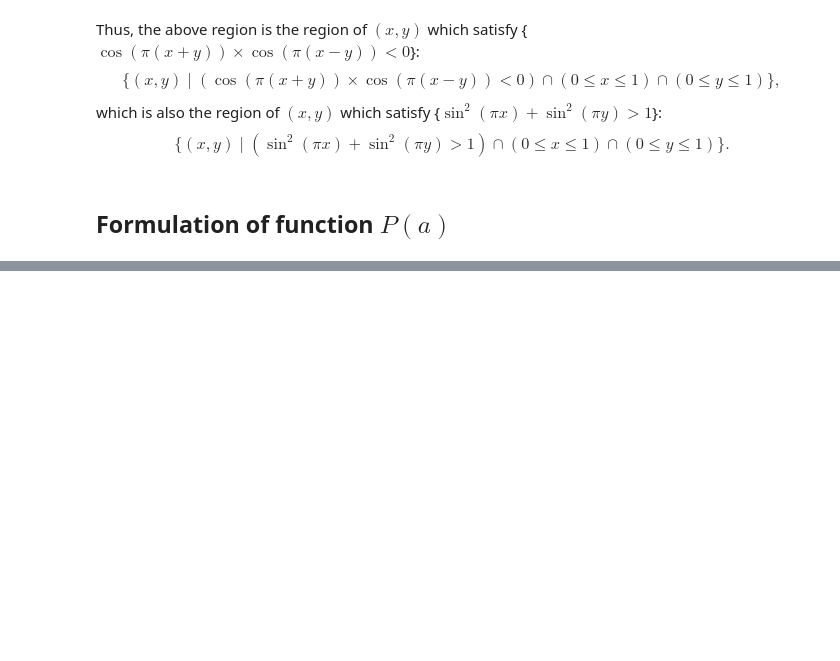
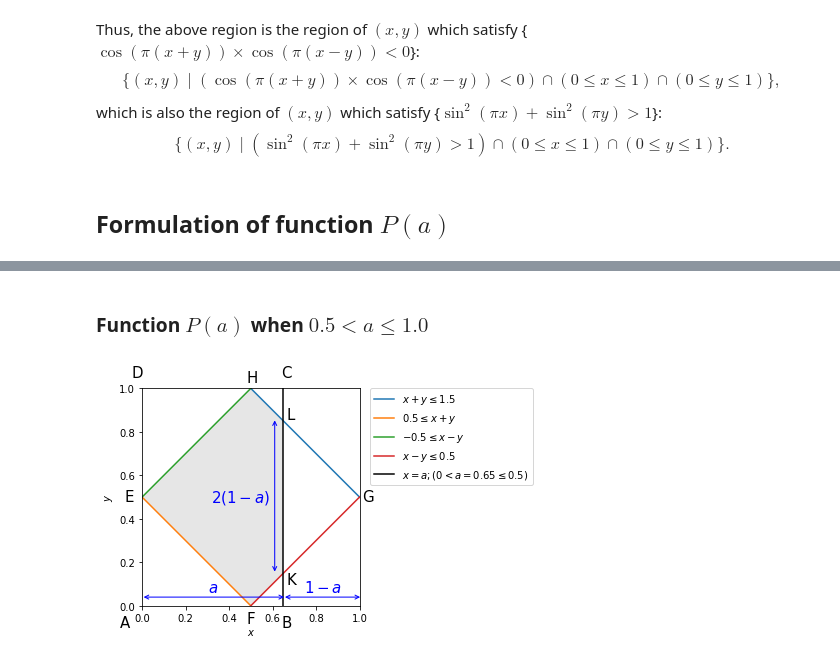
Before and after one commit to ivansetiawantky/welovemath, a Jupyter notebook: smak1/20200208_prob_sin2x/20200208_prob_sin2x.ipynb, the cells around one changed output, grey strips where cells are left out. Drawn from its saved outputs; the diff is of its cells as text; code cells hidden in the pictures; blank space fills up the shorter version.

```diff
--- a/smak1/20200208_prob_sin2x/20200208_prob_sin2x.ipynb
+++ b/smak1/20200208_prob_sin2x/20200208_prob_sin2x.ipynb
@@ -520,0 +591,71 @@ c = \sqrt{a^2 + b^2} \\
+# %% [markdown]
+### Function $P(a)$ when $0.5 \lt a \le 1.0$
+# %%
+%matplotlib inline
+import numpy as np
+import matplotlib.pyplot as plt
+
+def annotate_dim(ax,xyfrom,xyto,text=None,fontsize=15, color='black', xoffset=0.0, yoffset=0.0):
+
+    if text is None:
+        text = str(np.sqrt( (xyfrom[0]-xyto[0])**2 + (xyfrom[1]-xyto[1])**2 ))
+
+    arrowlen = np.sqrt( (xyfrom[0]-xyto[0])**2 + (xyfrom[1]-xyto[1])**2 )
+    xyfrom2 = xyfrom.copy()
+    xyfrom2[0] = xyfrom[0] + 0.002*(xyfrom[0]-xyto[0])/arrowlen
+    xyfrom2[1] = xyfrom[1] + 0.002*(xyfrom[1]-xyto[1])/arrowlen
+    xyto2 = xyto.copy()
+    xyto2[0] = xyto[0] + 0.012*(xyto[0]-xyfrom[0])/arrowlen
+    xyto2[1] = xyto[1] + 0.012*(xyto[1]-xyfrom[1])/arrowlen
+    ax.annotate("",xyfrom2,xyto2,arrowprops=dict(color=color, arrowstyle='<->'))
+
+    # ax.annotate("",xyfrom,xyto,arrowprops=dict(color=color, arrowstyle='<->'))
+    ax.text((xyto[0]+xyfrom[0])/2+xoffset,(xyto[1]+xyfrom[1])/2+yoffset,text,fontsize=fontsize,color=color)
+
+# plot the feasible region
+d = np.linspace(-2,2,1000)
+x,y = np.meshgrid(d,d)
+plt.imshow( ( (y>=0) & (y<=1) & (x>=0) & (x<=1) & (y<=1.5-x) & (y>= 0.5-x) &
+                 (y>=0) & (y<=1) & (x>=0) & (x<=1) & (y<=x+0.5) & (y>= x-0.5) & (x<=0.65)  ) .astype(int) ,
+                extent=(x.min(),x.max(),y.min(),y.max()),origin="lower", cmap="Greys", alpha = 0.1);
+
+# plot the lines defining the constraints
+x = np.linspace(-2, 2, 2000)
+y1 = 1.5 - x
+y2 = 0.5 - x
+y3 = x + 0.5
+y4 = x - 0.5
+
+aa=0.65
+# Make plot
+plt.plot(x, y1, label=r'$x+y \leq 1.5$')
+plt.plot(x, y2, label=r'$0.5 \leq x+y$')
+plt.plot(x, y3, label=r'$-0.5 \leq x-y $')
+plt.plot(x, y4, label=r'$x-y \leq 0.5$')
+plt.axvline(x=aa, label=r'$x=a;  (0 < a=0.65 \leq 0.5)$', color='black')
+
+plt.axis("scaled")
+# plt.grid(True)
+plt.xlim(0,1)
+plt.ylim(0,1)
+plt.legend(bbox_to_anchor=(1.05, 1), loc=2, borderaxespad=0.)
+plt.xlabel(r'$x$')
+plt.ylabel(r'$y$')
+
+plt.text(-0.1,-0.1, 'A', fontsize=15)
+plt.text(aa-0.01,-0.1, 'B', fontsize=15)
+plt.text(aa-0.01,1.05, 'C', fontsize=15)
+plt.text(-0.05,1.05, 'D', fontsize=15)
+
+plt.text(-0.08,0.48, 'E', fontsize=15)
+plt.text(0.48,-0.08, 'F', fontsize=15)
+plt.text(1.01,0.48, 'G', fontsize=15)
+plt.text(0.48,1.03, 'H', fontsize=15)
+plt.text(aa+0.015,aa-0.5-0.05, 'K', fontsize=15)
+plt.text(aa+0.015,1.5-aa+0.01, 'L', fontsize=15)
+annotate_dim(plt.gca(),[0,0.04],[aa,0.04],'$a$', fontsize=15, color='blue', xoffset=-0.02, yoffset=0.02)
+annotate_dim(plt.gca(),[aa,0.04],[1,0.04],'$1-a$', fontsize=15, color='blue', xoffset=-0.08, yoffset=0.02)
+annotate_dim(plt.gca(),[aa-0.04,aa-0.5],[aa-0.04,1.5-aa],'$2(1-a)$', fontsize=15, color='blue', xoffset=-0.295, yoffset=-0.02)
+plt.show()
+# %% [output]
+[figure, added]
```
Also changed, not shown: parts of 10 cells of this notebook, 1 other file.
